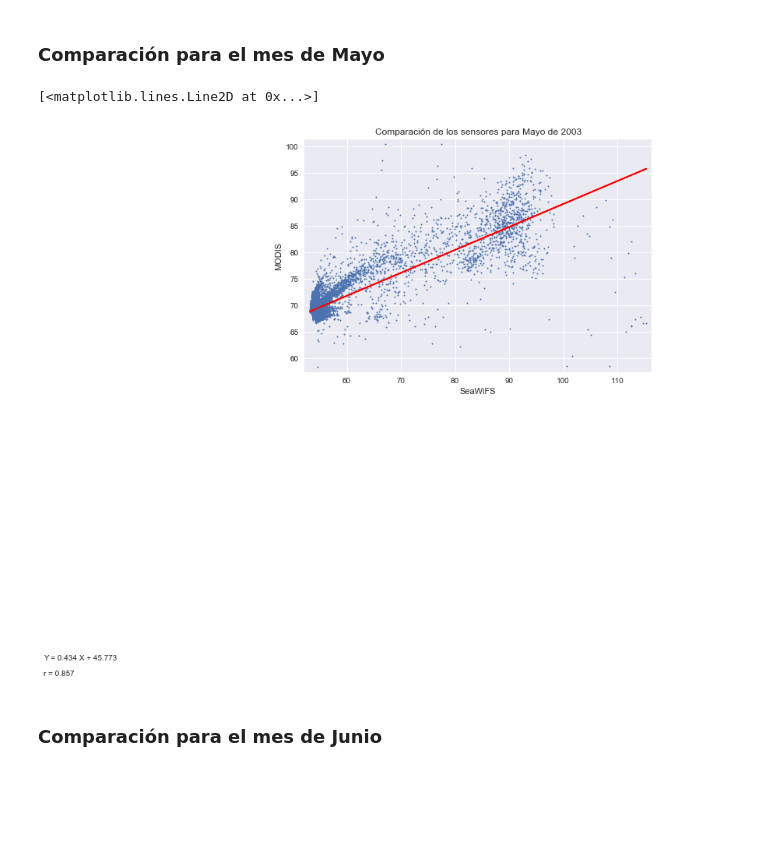
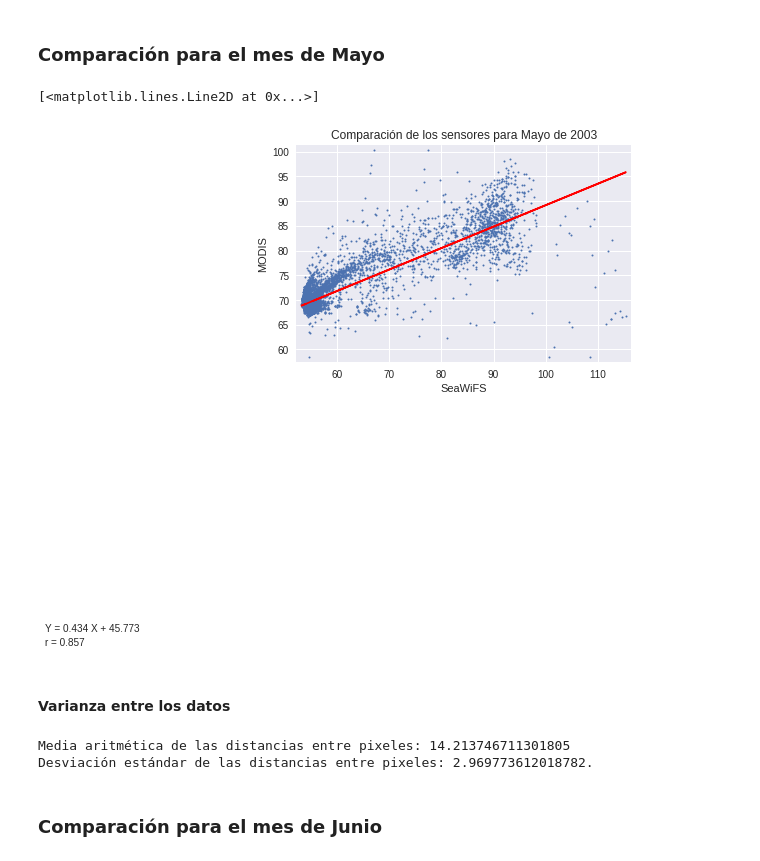
Before and after one commit to jjups96/Satellite, a Jupyter notebook: regresion/Regresión entre los sensores SeaWiFS y MODIS (490).ipynb, the cells around one changed output. Cells and saved outputs as stored; diff of their text form; code cells hidden in the pictures; blank space fills up the shorter version.

```diff
--- a/regresion/Regresión entre los sensores SeaWiFS y MODIS (490).ipynb
+++ b/regresion/Regresión entre los sensores SeaWiFS y MODIS (490).ipynb
@@ -231,7 +278,7 @@ plt.plot(datos_seawifs, a * datos_seawifs + b)
 # %%
 # Para el sensor SeaWiFS.
 
-with open('ABRIL 2003/SeaWiFS/Composicion (Lt_490).txt') as archivo_seawifs:
+with open('ABRIL_2003/SeaWiFS/Composicion (Lt_490).txt') as archivo_seawifs:
     for _ in range(5):
         # Ignoramos los primeros 5 renglones del archivo.
         archivo_seawifs.readline()
@@ -241,11 +288,11 @@ with open('ABRIL 2003/SeaWiFS/Composicion (Lt_490).txt') as archivo_seawifs:
 
 # Desenrrollamos y convertimos a reales.
 datos_seawifs = datos_seawifs.ravel()
-datos_seawifs = np.array([float(dat) for dat in datos_seawifs])
+datos_seawifs_abr = np.array([float(dat) for dat in datos_seawifs])
 
 # Para el sensor MODIS. Es lo mismo pero con otro archivo.
 
-with open('ABRIL 2003/MODIS/Composicion (B10).txt') as archivo_modis:
+with open('ABRIL_2003/MODIS/Composicion (B10).txt') as archivo_modis:
     for _ in range(5):
         # Ignoramos los primeros 5 renglones del archivo.
         archivo_modis.readline()
@@ -255,17 +302,17 @@ with open('ABRIL 2003/MODIS/Composicion (B10).txt') as archivo_modis:
 
 # Desenrrollamos y convertimos a reales.
 datos_modis = datos_modis.ravel()
-datos_modis = np.array([float(dat) for dat in datos_modis])
+datos_modis_abr = np.array([float(dat) for dat in datos_modis])
 
 # Calculamos los coeficientes del ajuste lineal
-a, b = np.polyfit(datos_seawifs, datos_modis, 1)
+a, b = np.polyfit(datos_seawifs_abr, datos_modis_abr, 1)
 # Calculamos el coeficiente de correlación
-r = np.corrcoef(datos_seawifs, datos_modis)
+r = np.corrcoef(datos_seawifs_abr, datos_modis_abr)
 
-plt.plot(datos_seawifs, datos_modis, linestyle='', marker='o', markersize=2)
+plt.plot(datos_seawifs_abr, datos_modis_abr, linestyle='', marker='o', markersize=2)
 
-plt.xlim(np.min(datos_seawifs) - 1, np.max(datos_seawifs) + 1)
-plt.ylim(np.min(datos_modis) - 1, np.max(datos_modis) + 1)
+plt.xlim(np.min(datos_seawifs_abr) - 1, np.max(datos_seawifs_abr) + 1)
+plt.ylim(np.min(datos_modis_abr) - 1, np.max(datos_modis_abr) + 1)
 
 plt.xlabel("SeaWiFS")
 plt.ylabel("MODIS")
@@ -276,6 +323,6 @@ plt.text(4, 0, 'r = {0:2.3f}'.format(r[0,1]))
 plt.text(4, 3, 'Y = {0:2.3f} X + {1:2.3f}'.format(a, b))
 
 # El ajuste calculado.
-plt.plot(datos_seawifs, a * datos_seawifs + b,"r")
+plt.plot(datos_seawifs_abr, a * datos_seawifs_abr + b,"r")
 # %% [output]
 [<matplotlib.lines.Line2D at 0x...>]
@@ -285,7 +344,7 @@ plt.plot(datos_seawifs, a * datos_seawifs + b,"r")
 # %%
 # Para el sensor SeaWiFS.
 
-with open('MAYO 2003/SeaWiFS/Composicion (Lt_490).txt') as archivo_seawifs:
+with open('MAYO_2003/SeaWiFS/Composicion (Lt_490).txt') as archivo_seawifs:
     for _ in range(5):
         # Ignoramos los primeros 5 renglones del archivo.
         archivo_seawifs.readline()
@@ -295,45 +354,57 @@ with open('MAYO 2003/SeaWiFS/Composicion (Lt_490).txt') as archivo_seawifs:
 
 # Desenrrollamos y convertimos a reales.
 datos_seawifs = datos_seawifs.ravel()
-datos_seawifs = np.array([float(dat) for dat in datos_seawifs])
+datos_seawifs_may = np.array([float(dat) for dat in datos_seawifs])
 
 # Para el sensor MODIS. Es lo mismo pero con otro archivo.
 
-with open('MAYO 2003/MODIS/Composicion (B10).txt') as archivo_modis:
+with open('MAYO_2003/MODIS/Composicion (B10).txt') as archivo_modis:
     for _ in range(5):
         # Ignoramos los primeros 5 renglones del archivo.
         archivo_modis.readline()
     # Separamos los datos en una matriz.
     datos_modis = np.array([archivo_modis.readline().split()
                               for _ in range(127)])
 
 # Desenrrollamos y convertimos a reales.
 datos_modis = datos_modis.ravel()
-datos_modis = np.array([float(dat) for dat in datos_modis])
+datos_modis_may = np.array([float(dat) for dat in datos_modis])
 
 # Calculamos los coeficientes del ajuste lineal
-a, b = np.polyfit(datos_seawifs, datos_modis, 1)
+a, b = np.polyfit(datos_seawifs_may, datos_modis_may, 1)
 # Calculamos el coeficiente de correlación
-r = np.corrcoef(datos_seawifs, datos_modis)
+r = np.corrcoef(datos_seawifs_may, datos_modis_may)
 
-plt.plot(datos_seawifs, datos_modis, linestyle='', marker='o', markersize=2)
+plt.plot(datos_seawifs_may, datos_modis_may, linestyle='', marker='o', markersize=2)
 
-plt.xlim(np.min(datos_seawifs) - 1, np.max(datos_seawifs) + 1)
-plt.ylim(np.min(datos_modis) - 1, np.max(datos_modis) + 1)
+plt.xlim(np.min(datos_seawifs_may) - 1, np.max(datos_seawifs_may) + 1)
+plt.ylim(np.min(datos_modis_may) - 1, np.max(datos_modis_may) + 1)
 
 plt.xlabel("SeaWiFS")
 plt.ylabel("MODIS")
 
 plt.title("Comparación de los sensores para Mayo de 2003")
 
 plt.text(4, 0, 'r = {0:2.3f}'.format(r[0,1]))
 plt.text(4, 3, 'Y = {0:2.3f} X + {1:2.3f}'.format(a, b))
 
 # El ajuste calculado.
-plt.plot(datos_seawifs, a * datos_seawifs + b, "r")
+plt.plot(datos_seawifs_may, a * datos_seawifs_may + b, "r")
 # %% [output]
 [<matplotlib.lines.Line2D at 0x...>]
-[figure, old version]
+[figure, new version]
+# %% [markdown]
+#### Varianza entre los datos
+# %%
+datos_comb_may = abs(datos_seawifs_may - datos_modis_may)
+ma_comb_may = np.mean(datos_comb_may)
+desv_est_comb_may = np.std(datos_comb_may)
+
+print("Media aritmética de las distancias entre pixeles: {}".format(ma_comb_may))
+print("Desviación estándar de las distancias entre pixeles: {}.".format(desv_est_comb_may))
+# %% [output]
+Media aritmética de las distancias entre pixeles: 14.213746711301805
+Desviación estándar de las distancias entre pixeles: 2.969773612018782.
 # %% [markdown]
 ### Comparación para el mes de Junio
 # %%
```
Also changed, not shown: parts of 21 cells of this notebook.
